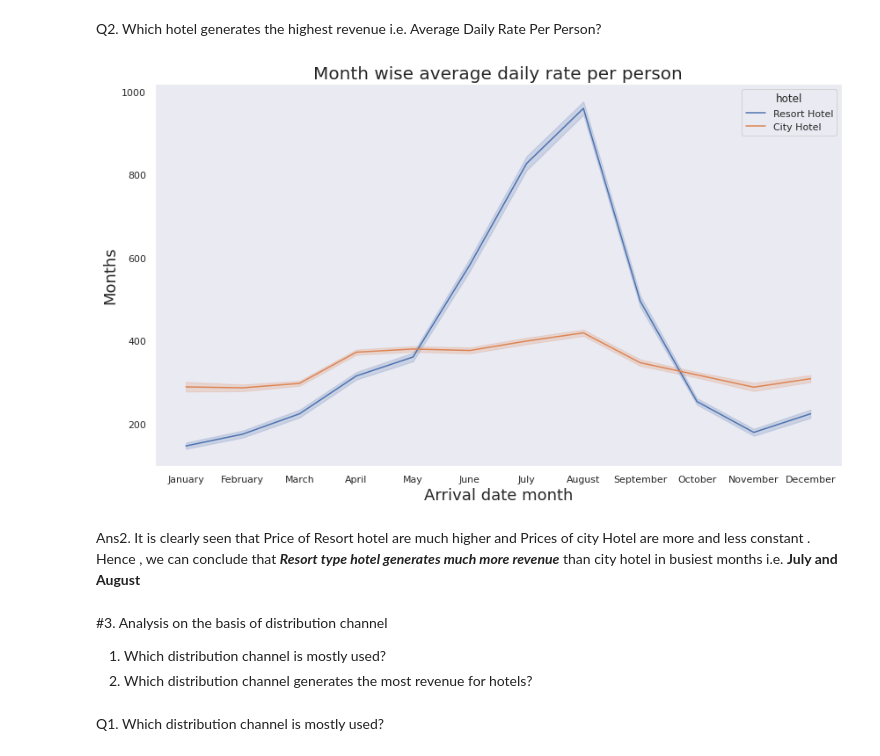
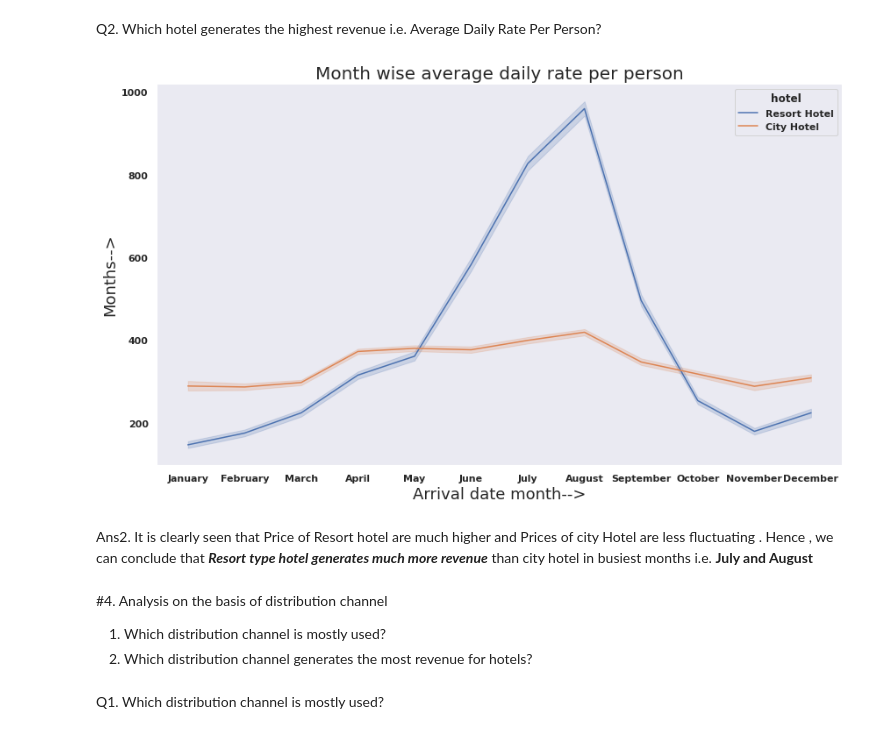
Before and after one commit to niteshavagabond/Hotel-Booking-analysis, a Jupyter notebook: Hotel_Booking_Analysis_Capstone_Project.ipynb, the cells around one changed output. Cells and saved outputs as stored; diff of their text form; code cells hidden in the pictures.

```diff
--- a/Hotel_Booking_Analysis_Capstone_Project.ipynb
+++ b/Hotel_Booking_Analysis_Capstone_Project.ipynb
@@ -422,6 +422,8 @@ Ans5. According to above bar charts, we can see **City Hotel** generates the mor
 # %% [markdown]
 Q6. Which are the busiest months for hotel?
 # %%
+
+mpl.rc('font', weight='bold')
 busiest_month=df['arrival_date_month'].value_counts().sort_values(ascending=False)
 busy_month=pd.DataFrame(busiest_month).reset_index()
 busy_month.columns=['month','count']
@@ -657,23 +659,23 @@ Q2. Which hotel generates the highest revenue i.e. Average Daily Rate Per Person
 # %%
 #Calculating Average Daily Rate Per Person
 plt.figure(figsize = (14,8))
 
 df['adr_pp'] = df['adr'] / (df['no_of_adults'] + df['no_of_children'])
 actual_guests = df.loc[df["booking_cancel_status"] != '0']
 actual_guests['price'] = actual_guests['adr'] * (actual_guests['stays_in_weekend_nights'] + actual_guests['stays_in_week_nights'])
 months = ['January', 'February', 'March', 'April', 'May', 'June', 'July', 'August', 'September', 'October', 'November', 'December']
 actual_guests['arrival_date_month'] = pd.Categorical(actual_guests['arrival_date_month'], categories = months, ordered=True)
 sns.lineplot(data = actual_guests, x = 'arrival_date_month', y = 'price', hue = 'hotel')
-plt.xlabel('Arrival date month',fontsize=18)
-plt.ylabel('Months',fontsize=18)
+plt.xlabel('Arrival date month-->',fontsize=18)
+plt.ylabel('Months-->',fontsize=18)
 plt.title('Month wise average daily rate per person',fontsize=20)
 plt.show()
 # %% [output]
-[figure, old version]
+[figure, new version]
 # %% [markdown]
-Ans2. It is clearly seen that Price of Resort hotel are much higher and Prices of city Hotel are more and less constant . Hence , we can conclude that ***Resort type hotel generates much more revenue*** than city hotel in busiest months i.e. **July and August**
+Ans2. It is clearly seen that Price of Resort hotel are much higher and Prices of city Hotel are less fluctuating . Hence , we can conclude that ***Resort type hotel generates much more revenue*** than city hotel in busiest months i.e. **July and August**
 # %% [markdown]
-#3. Analysis on the basis of distribution channel
+#4. Analysis on the basis of distribution channel
 
 
 1.   Which distribution channel is mostly used?
```
Also changed, not shown: parts of 48 cells of this notebook.
